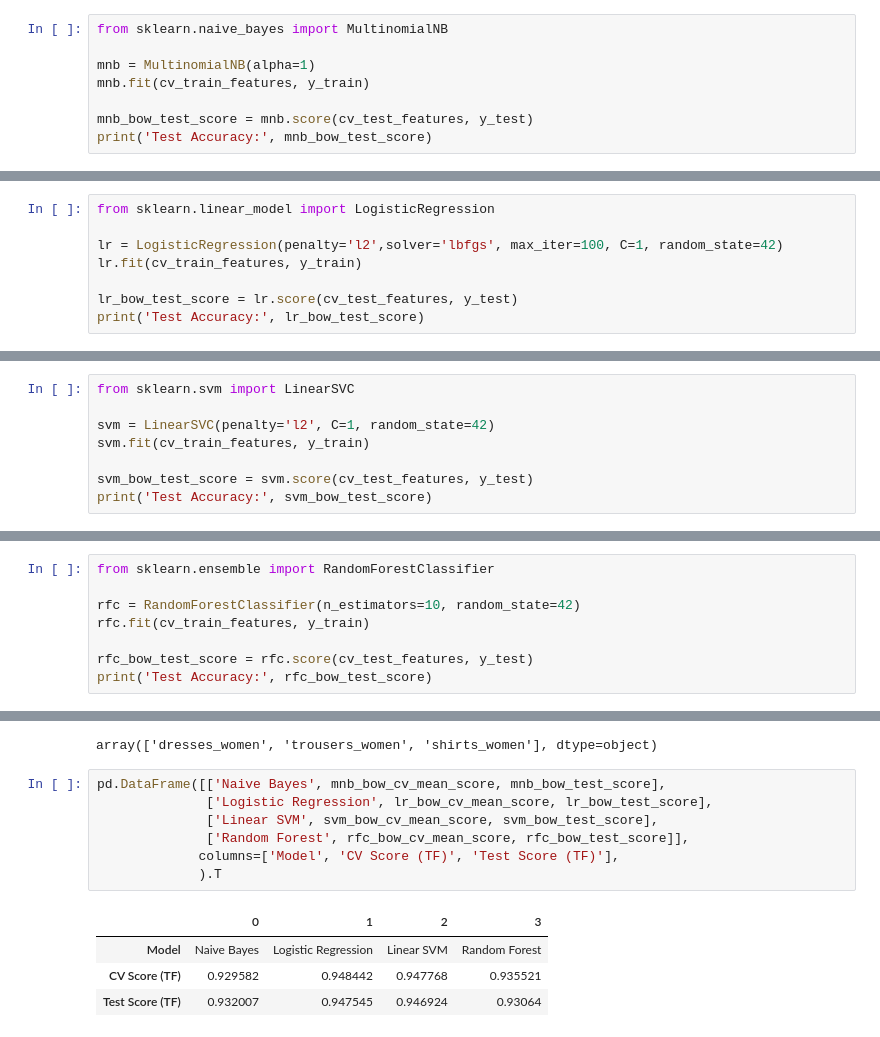
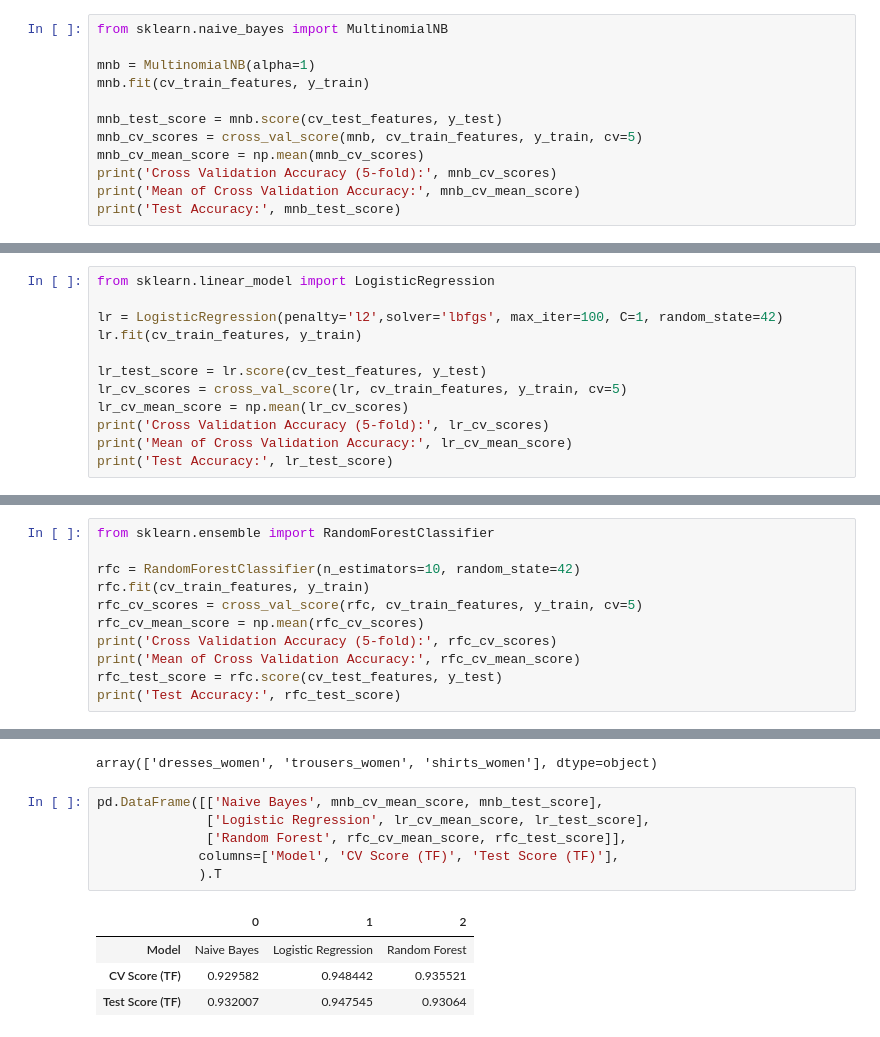
Before and after one commit to YuliaArKa/Hebrew-Multi-Class-Text-Classification-with-Scikit-Learn, a Jupyter notebook: multi_class_sklearn.ipynb, the cells around one changed output, grey strips where cells are left out. Drawn from its saved outputs; the diff is of its cells as text.

```diff
--- a/multi_class_sklearn.ipynb
+++ b/multi_class_sklearn.ipynb
@@ -238,6 +215,10 @@ from sklearn.naive_bayes import MultinomialNB
 mnb = MultinomialNB(alpha=1)
 mnb.fit(cv_train_features, y_train)
 
-mnb_bow_test_score = mnb.score(cv_test_features, y_test)
-print('Test Accuracy:', mnb_bow_test_score)
+mnb_test_score = mnb.score(cv_test_features, y_test)
+mnb_cv_scores = cross_val_score(mnb, cv_train_features, y_train, cv=5)
+mnb_cv_mean_score = np.mean(mnb_cv_scores)
+print('Cross Validation Accuracy (5-fold):', mnb_cv_scores)
+print('Mean of Cross Validation Accuracy:', mnb_cv_mean_score)
+print('Test Accuracy:', mnb_test_score)
 # %% [output]
@@ -261,6 +236,10 @@ from sklearn.linear_model import LogisticRegression
 lr = LogisticRegression(penalty='l2',solver='lbfgs', max_iter=100, C=1, random_state=42)
 lr.fit(cv_train_features, y_train)
 
-lr_bow_test_score = lr.score(cv_test_features, y_test)
-print('Test Accuracy:', lr_bow_test_score)
+lr_test_score = lr.score(cv_test_features, y_test)
+lr_cv_scores = cross_val_score(lr, cv_train_features, y_train, cv=5)
+lr_cv_mean_score = np.mean(lr_cv_scores)
+print('Cross Validation Accuracy (5-fold):', lr_cv_scores)
+print('Mean of Cross Validation Accuracy:', lr_cv_mean_score)
+print('Test Accuracy:', lr_test_score)
 # %% [output]
@@ -278,11 +251,3 @@ cv_pred_features = cv.transform(['שמלה פרחונית ארוכה','מכנס
 lr.predict(cv_pred_features)
 # %% [output]
 array(['dresses_women', 'trousers_women', 'shirts_women'], dtype=object)
-# %%
-from sklearn.svm import LinearSVC
-
-svm = LinearSVC(penalty='l2', C=1, random_state=42)
-svm.fit(cv_train_features, y_train)
-
-svm_bow_test_score = svm.score(cv_test_features, y_test)
-print('Test Accuracy:', svm_bow_test_score)
@@ -306,7 +256,10 @@ from sklearn.ensemble import RandomForestClassifier
 
 rfc = RandomForestClassifier(n_estimators=10, random_state=42)
 rfc.fit(cv_train_features, y_train)
-
-rfc_bow_test_score = rfc.score(cv_test_features, y_test)
-print('Test Accuracy:', rfc_bow_test_score)
+rfc_cv_scores = cross_val_score(rfc, cv_train_features, y_train, cv=5)
+rfc_cv_mean_score = np.mean(rfc_cv_scores)
+print('Cross Validation Accuracy (5-fold):', rfc_cv_scores)
+print('Mean of Cross Validation Accuracy:', rfc_cv_mean_score)
+rfc_test_score = rfc.score(cv_test_features, y_test)
+print('Test Accuracy:', rfc_test_score)
 # %% [output]
@@ -325,14 +272,13 @@ rfc.predict(cv_pred_features)
 # %% [output]
 array(['dresses_women', 'trousers_women', 'shirts_women'], dtype=object)
 # %%
-pd.DataFrame([['Naive Bayes', mnb_bow_cv_mean_score, mnb_bow_test_score],
-              ['Logistic Regression', lr_bow_cv_mean_score, lr_bow_test_score],
-              ['Linear SVM', svm_bow_cv_mean_score, svm_bow_test_score],
-              ['Random Forest', rfc_bow_cv_mean_score, rfc_bow_test_score]],
+pd.DataFrame([['Naive Bayes', mnb_cv_mean_score, mnb_test_score],
+              ['Logistic Regression', lr_cv_mean_score, lr_test_score],
+              ['Random Forest', rfc_cv_mean_score, rfc_test_score]],
              columns=['Model', 'CV Score (TF)', 'Test Score (TF)'],
              ).T
 # %% [output]
-|  | 0 | 1 | 2 | 3 |
-| Model | Naive Bayes | Logistic Regression | Linear SVM | Random Forest |
-| CV Score (TF) | 0.929582 | 0.948442 | 0.947768 | 0.935521 |
-| Test Score (TF) | 0.932007 | 0.947545 | 0.946924 | 0.93064 |
+|  | 0 | 1 | 2 |
+| Model | Naive Bayes | Logistic Regression | Random Forest |
+| CV Score (TF) | 0.929582 | 0.948442 | 0.935521 |
+| Test Score (TF) | 0.932007 | 0.947545 | 0.93064 |
```
Also changed, not shown: parts of 16 cells of this notebook.
